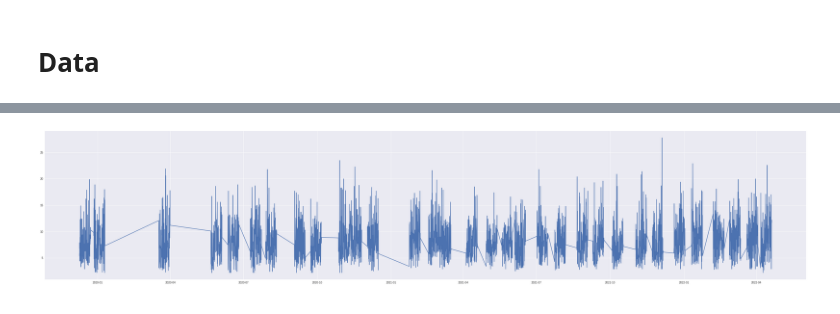
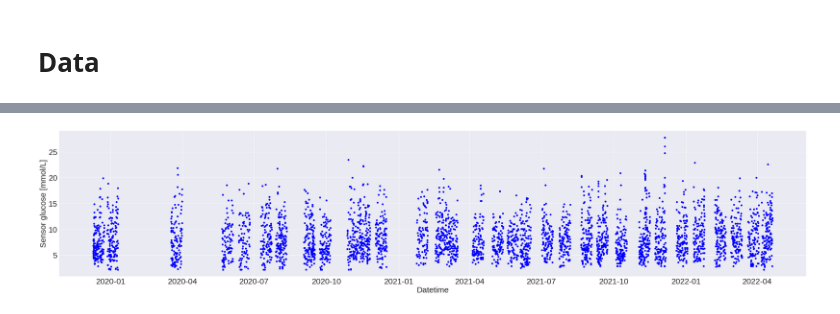
Before and after one commit to sdysch/diabetes-ml, a Jupyter notebook: libre_data_analysis.ipynb, the cells around one changed output, grey strips where cells are left out. Saved outputs shown, nothing was run; the diff lists cells and outputs as text; code cells hidden in the pictures.

Commit message:
Initial look at data

```diff
--- a/libre_data_analysis.ipynb
+++ b/libre_data_analysis.ipynb
@@ -43,6 +58,10 @@ Device Timestamp
 # %%
 fig, ax = plt.subplots(1, 1, figsize=(50, 10))
-ax.plot(data['Scan Glucose mmol/L'])
-plt.show()
+ax.plot(data['Scan Glucose mmol/L'], 'bo')
+# ax.plot(data['Historic Glucose mmol/L'], 'go')
+ax.set_xlabel('Datetime', fontsize=30)
+ax.set_ylabel('Sensor glucose [mmol/L]', fontsize=30)
+ax.tick_params(axis='x', labelsize=30)
+ax.tick_params(axis='y', labelsize=30)
 # %% [output]
-[figure, old version]
+[figure, new version]
```
Also changed, not shown: parts of 6 cells of this notebook, 2 other files.
